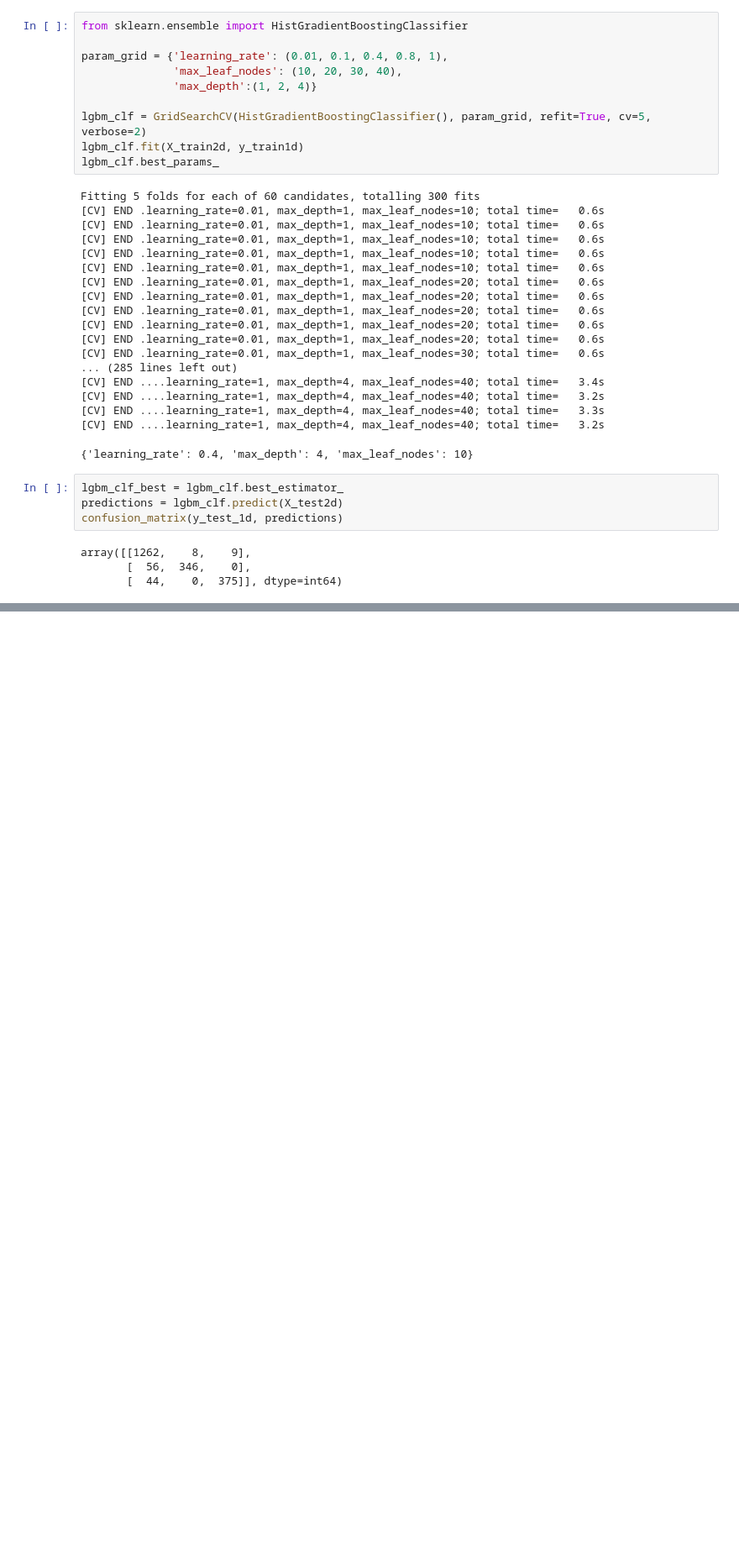
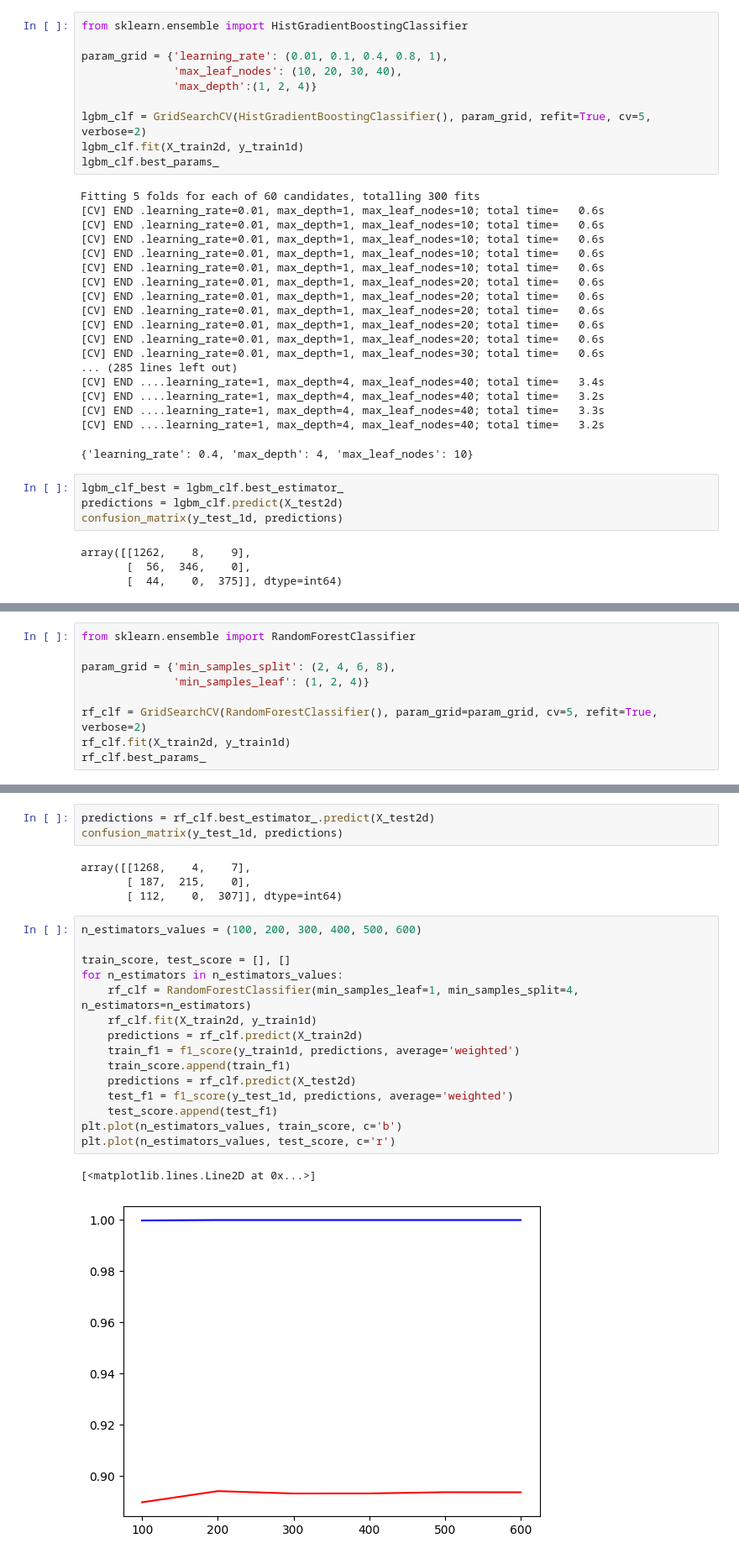
Before and after one commit to AlexeyMarg/Nomoto_INS_fault_detection, a Jupyter notebook: fault_detection.ipynb, the cells around one changed output, grey strips where cells are left out. Shown: that part at 84% size. Cells and saved outputs as stored; diff of their text form; blank space fills up the shorter version.

```diff
--- a/fault_detection.ipynb
+++ b/fault_detection.ipynb
@@ -693,0 +696,9 @@ array([[1262,    8,    9],
+# %%
+from sklearn.ensemble import RandomForestClassifier
+
+param_grid = {'min_samples_split': (2, 4, 6, 8),
+              'min_samples_leaf': (1, 2, 4)}
+
+rf_clf = GridSearchCV(RandomForestClassifier(), param_grid=param_grid, cv=5, refit=True, verbose=2)
+rf_clf.fit(X_train2d, y_train1d)
+rf_clf.best_params_
@@ -693,0 +724,25 @@ array([[1262,    8,    9],
+# %%
+predictions = rf_clf.best_estimator_.predict(X_test2d)
+confusion_matrix(y_test_1d, predictions)
+# %% [output]
+array([[1268,    4,    7],
+       [ 187,  215,    0],
+       [ 112,    0,  307]], dtype=int64)
+# %%
+n_estimators_values = (100, 200, 300, 400, 500, 600)
+
+train_score, test_score = [], []
+for n_estimators in n_estimators_values:
+    rf_clf = RandomForestClassifier(min_samples_leaf=1, min_samples_split=4, n_estimators=n_estimators)
+    rf_clf.fit(X_train2d, y_train1d)
+    predictions = rf_clf.predict(X_train2d)
+    train_f1 = f1_score(y_train1d, predictions, average='weighted')
+    train_score.append(train_f1)
+    predictions = rf_clf.predict(X_test2d)
+    test_f1 = f1_score(y_test_1d, predictions, average='weighted')
+    test_score.append(test_f1)
+plt.plot(n_estimators_values, train_score, c='b')
+plt.plot(n_estimators_values, test_score, c='r')
+# %% [output]
+[<matplotlib.lines.Line2D at 0x...>]
+[figure, added]
```
Also changed, not shown: parts of 5 cells of this notebook, 2 other files.
